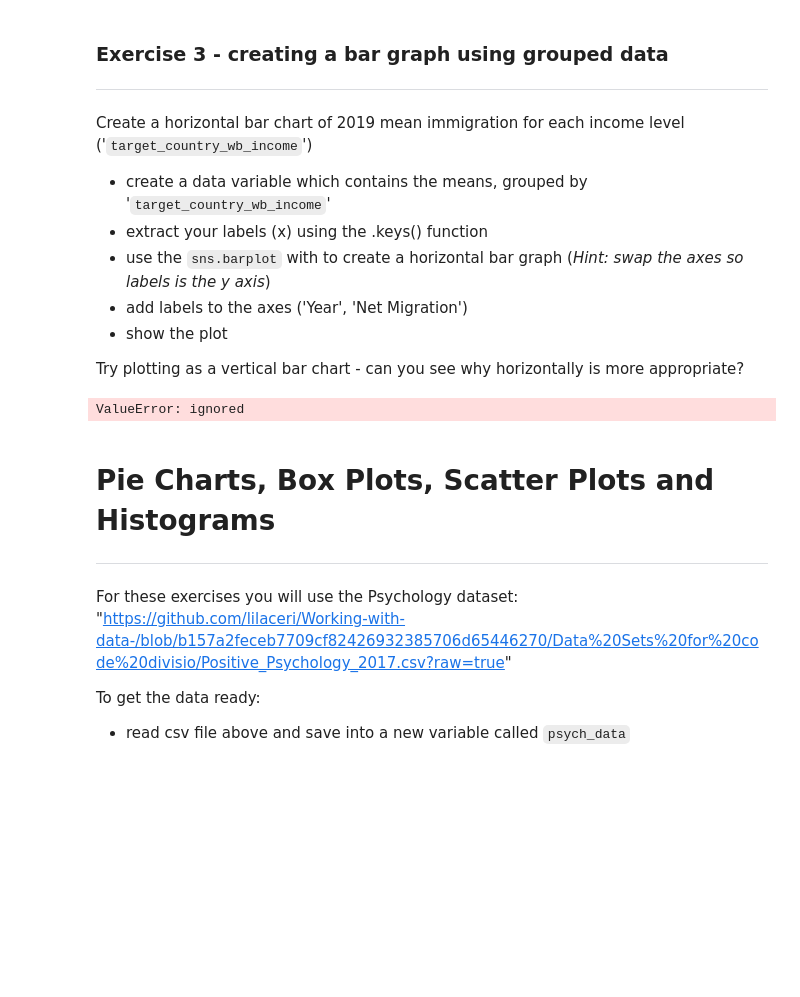
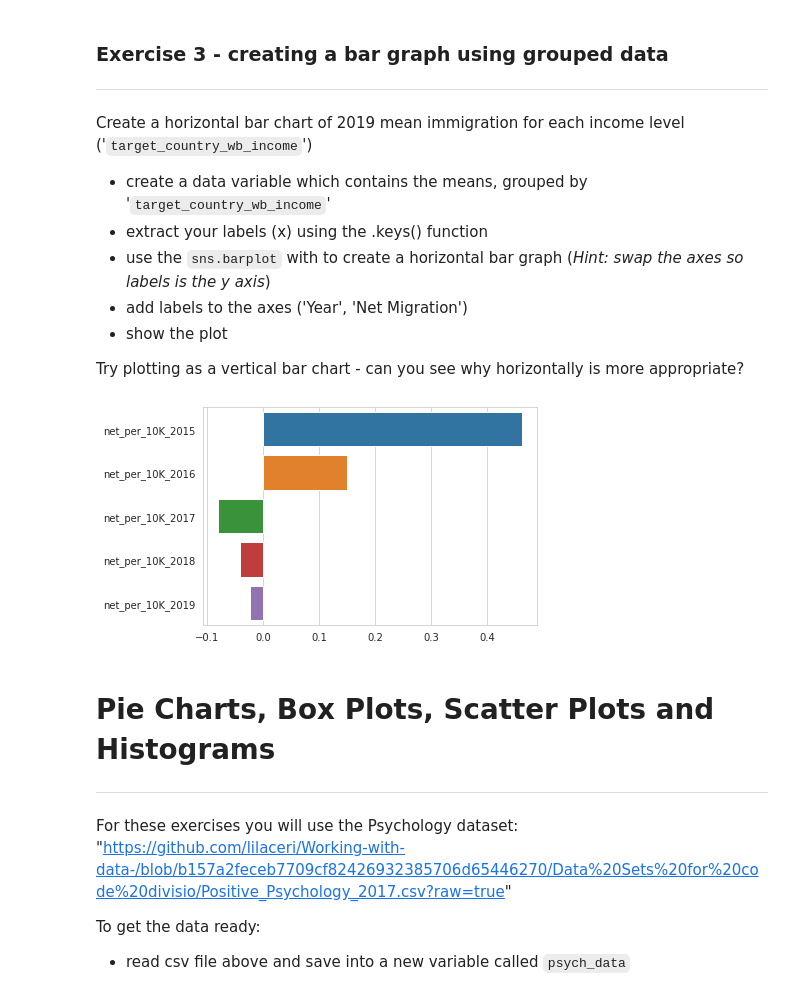
Before and after one commit to sleevetug/Eloise, a Jupyter notebook: Copy_of_7_2_Visualisation_with_Seaborn.ipynb, the cells around one changed output. Drawn from its saved outputs; the diff is of its cells as text; code cells hidden in the pictures; blank space fills up the shorter version.

```diff
--- a/Copy_of_7_2_Visualisation_with_Seaborn.ipynb
+++ b/Copy_of_7_2_Visualisation_with_Seaborn.ipynb
@@ -139,17 +139,21 @@ Try plotting as a vertical bar chart - can you see why horizontally is more appr
 # %%
 import pandas as pd
 import seaborn as sns
 
 url = "https://github.com/futureCodersSE/working-with-data/blob/main/Data%20sets/public_use-talent-migration.xlsx?raw=true"
 df = pd.read_excel(url, sheet_name = 'Country Migration')
 
-target_income = df.groupby(['target_country_wb_income']).mean()
-labels = target_income.keys()
-sns.barplot(x=target_income, y=labels)
-chart.set_xlabel('Year')
-chart.set_ylabel('Net migration')
+net_migration = df[['net_per_10K_2015', 'net_per_10K_2016', 'net_per_10K_2017', 'net_per_10K_2018', 'net_per_10K_2019']]
+data = net_migration.mean()
+labels = data.keys()
+sns.barplot(x=data, y=labels)
+#chart.set_xlabel('Year')
+#chart.set_ylabel('Net migration')
+chart.set_xticklabels('Year')
+chart.set_yticklabels('Net Migration')
+plt.show()
 # %% [output]
-ValueError: ignored
+[figure, added]
 # %% [markdown]
 # Pie Charts, Box Plots, Scatter Plots and Histograms
 ---
```
